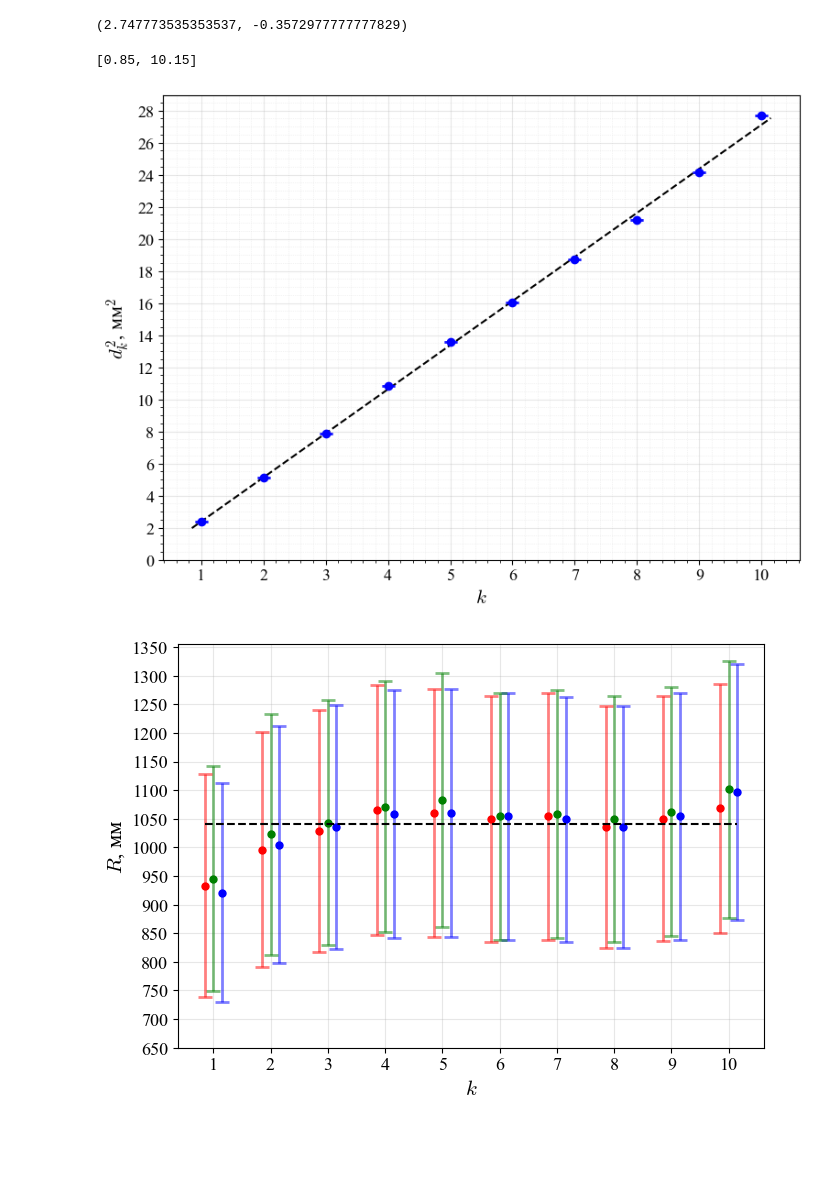
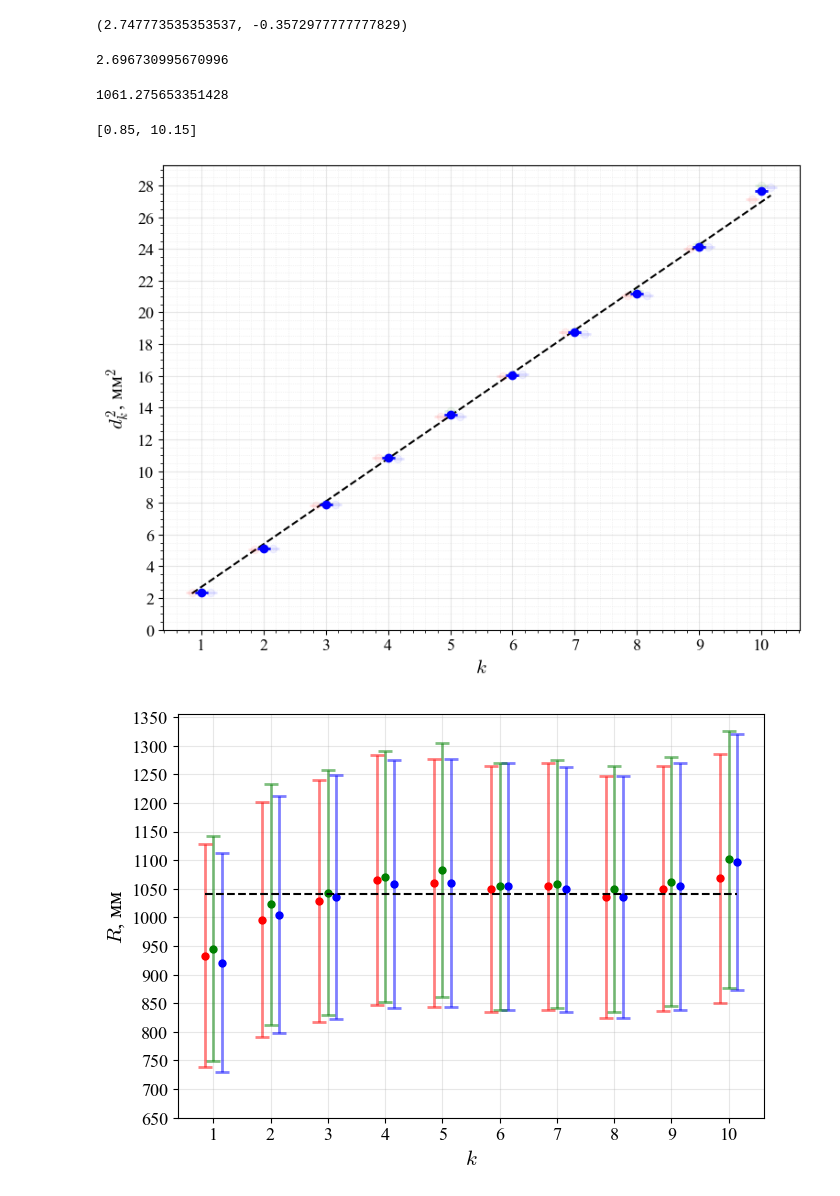
Before and after one commit to SerKin0/IBTC-physics-2k4s-latex-newton_ring, a Jupyter notebook: data/main.ipynb, the cells around one changed output. Cells and saved outputs as stored; diff of their text form; code cells hidden in the pictures; blank space fills up the shorter version.

```diff
--- a/data/main.ipynb
+++ b/data/main.ipynb
@@ -290,7 +290,7 @@ error_radius_lenses
 # %% [markdown]
 ## Аппроксимация квадрата диаметра
 # %%
-def approx_line(x_data: float, y_data: float) -> tuple[float, float]:
+def approx_line_y_kx_b(x_data: float, y_data: float) -> tuple[float, float]:
     """Аппроксимирование данных методом наименьших квадратов для линейной функции"""
     l = len(x_data)
     s_x = sum(x_data)
@@ -302,6 +302,16 @@ def approx_line(x_data: float, y_data: float) -> tuple[float, float]:
     b = (s_xx * s_y - s_x * s_xy) / (l * s_xx - s_x**2)
 
     return k, b
+
+def approx_line_y_kx(x_data: float, y_data: float) -> float:
+    """Аппроксимирование данных методом наименьших квадратов для линейной функции"""
+    l = len(x_data)
+    s_xx = sum([i**2 for i in x_data])
+    s_xy = sum([i * j for i, j in zip(x_data, y_data)])
+
+    k = s_xy / s_xx
+
+    return k
 # %% [markdown]
 ## Среднее значение квадрата диаметра кольца
 # %%
@@ -358,6 +368,16 @@ k_square_diameters, b_square_diameters = approx_line([i for i in range(10, 0, -1
 k_square_diameters, b_square_diameters
 # %% [output]
 (2.747773535353537, -0.3572977777777829)
+# %%
+k_square_diameters = approx_line_y_kx([i for i in range(10, 0, -1)], middle_square_diameters)
+
+k_square_diameters
+# %% [output]
+2.696730995670996
+# %%
+k_square_diameters * math.cos(math.radians(beta)) / 4 / lambda_light / 1000
+# %% [output]
+1061.275653351428
 # %%
 fig, ax = plt.subplots(figsize=(8, 6))  # + явный размер
 
@@ -368,7 +388,7 @@ colors = [
     "green",
     "red",
 ]
-trend = lambda x: k_square_diameters * x + b_square_diameters
+trend = lambda x: k_square_diameters * x
 
 x_trend = [1-step, 10+step]
 y_trend = [trend(i) for i in x_trend]
@@ -380,50 +400,50 @@ y_points = [i + 1 for i in range(10)][::-1]
 
 length = len(square_diameters_rings)
 
-# for index_test, (diameters, error_diameters, mid_diameters, mid_error_diameters) in enumerate(
-#     zip(square_diameters_rings, errors_square_diameters_rings, middle_square_diameters, middle_error_square_diameters)
-# ):
-#     window_y = [y - step * (index_test - length // 2) for y in y_points]
-#     ax.plot(window_y, diameters, "o", color=colors[index_test], alpha=0.1)
-#     ax.errorbar(
-#         window_y,
-#         diameters,
-#         yerr=error_diameters,
-#         fmt="none",
-#         capsize=5,
-#         capthick=2,
-#         elinewidth=2,
-#         color=colors[index_test],
-#         alpha=0.1,
-#     )
+for index_test, (diameters, error_diameters, mid_diameters, mid_error_diameters) in enumerate(
+    zip(square_diameters_rings, errors_square_diameters_rings, middle_square_diameters, middle_error_square_diameters)
+):
+    window_y = [y - step * (index_test - length // 2) for y in y_points]
+    ax.plot(window_y, diameters, "o", color=colors[index_test], alpha=0.05)
+    ax.errorbar(
+        window_y,
+        diameters,
+        yerr=error_diameters,
+        fmt="none",
+        capsize=5,
+        capthick=2,
+        elinewidth=2,
+        color=colors[index_test],
+        alpha=0.05,
+    )
 
 plt.plot(y_points, middle_square_diameters, "o", color='blue')
 ax.errorbar(
     y_points,
     middle_square_diameters,
     yerr=middle_error_square_diameters,
     fmt="none",
     capsize=5,
     capthick=2,
     elinewidth=2,
     color='blue',
     alpha=0.7,
 )
 
 plt.minorticks_on()
 
 plt.xlabel("$k$")
 plt.ylabel(r"$d_k^2$, $\text{мм}^2$")
 plt.xticks(y_points)
 plt.yticks(np.arange(0, 30, 2))
 ax.grid(True, alpha=0.3)
 plt.grid(True, which='minor', linestyle=':', linewidth=0.5, alpha=0.3)
 plt.tight_layout()
 fig.savefig('graph_1.pdf', bbox_inches='tight')
 plt.show()
 # %% [output]
 [0.85, 10.15]
-[figure, old version]
+[figure, new version]
 # %%
 middle = 0
 count = 0
```
Also changed, not shown: parts of 1 cell of this notebook, 5 other files.
